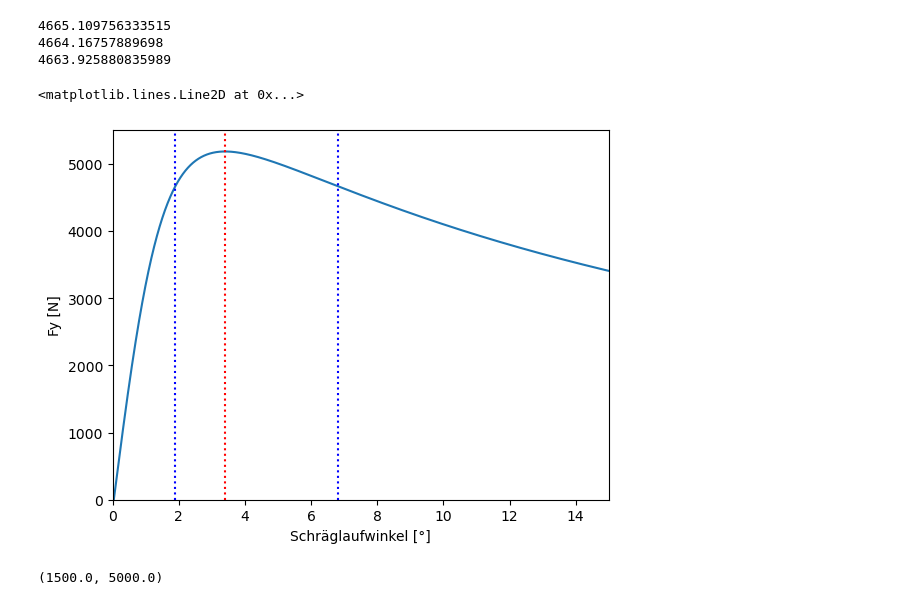
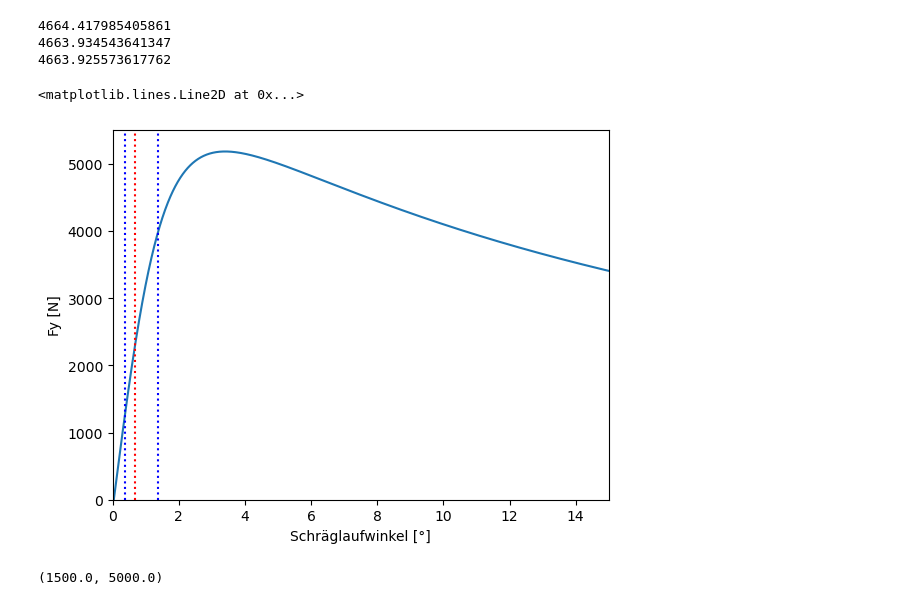
Before and after one commit to BenediktRuhland/SA-Tire-model, a Jupyter notebook: comparision/Fz_Plots.ipynb, the cells around one changed output. Saved outputs shown, nothing was run; the diff lists cells and outputs as text; code cells hidden in the pictures.

```diff
--- a/comparision/Fz_Plots.ipynb
+++ b/comparision/Fz_Plots.ipynb
@@ -21,13 +21,13 @@ sys.path.insert(0, os.path.abspath('../model/parameter'))
 import Pacejka_Params_Indy as pa
 import Params_fit_at_Pa52 as pam
 
-i=500
+i=2000
 Sx = np.linspace(0,1,i)
 Sy = np.linspace(0,0.3,i)
 Fz0 = 3114
 IA = 0
 
-iter = 500 #
+iter = 1000 #
 Fz = np.linspace(1500,5000,iter)
 # %%
 #Vergleichsgrößen
@@ -121,47 +121,49 @@ def diff_Pacejka(y,SL): #y = Funktion die abgleitet werden soll, Sl = linspace
     dydx = np.gradient(y, dx)
     return dydx
 # %%
-Fz = 3000
-Sy = np.linspace(0,0.3,10000)
-Sy1 = np.linspace(0,15,10000)
-Fy = pa52.Pacejka52_long(Fz,Sy,IA,Fz0)[0]
+
+
+Fz1 = 3000
+#Sy = np.linspace(0,0.3,10000)
+Sy1 = np.linspace(0,15,2000)
+Fy = pa52.Pacejka52_long(Fz1,Sy,IA,Fz0)[0]
 Fmax = np.max(Fy)
 
 FmaxS = np.argmax(Fy) / 10000 * 15
 left = 0
 for j in range(0,len(Fy)):
     if Fy[j] < Fmax*0.9:
         left +=1
     else:
         break
 right = 0
 for j in range(left+1,len(Fy)):
     if Fy[j] > Fmax*0.9:
         right +=1
     else:
         break
 
 l = left/10000 *15
 r = (left + right)/10000 *15
 print(Fy[left])
 print(Fy[(left + right)])
 print(Fmax * 0.9)
 plt.plot(Sy1,Fy)
 plt.xlim(0,15)
 plt.ylim(0,5500)
 plt.xlabel('Schräglaufwinkel [°]')
 plt.ylabel('Fy [N]')
 
 
 plt.axvline(x = FmaxS, color='r', linestyle='dotted')
 plt.axvline(x = l, color='b', linestyle='dotted')
 plt.axvline(x = r, color='b', linestyle='dotted')
 # %% [output]
-4665.109756333515
-4664.16757889698
-4663.925880835989
+4664.417985405861
+4663.934543641347
+4663.925573617762
 <matplotlib.lines.Line2D at 0x...>
-[figure, old version]
+[figure, new version]
 # %%
 IA = 0
 Fz0 = 3114
```
Also changed, not shown: parts of 5 cells of this notebook, 1 other file.
